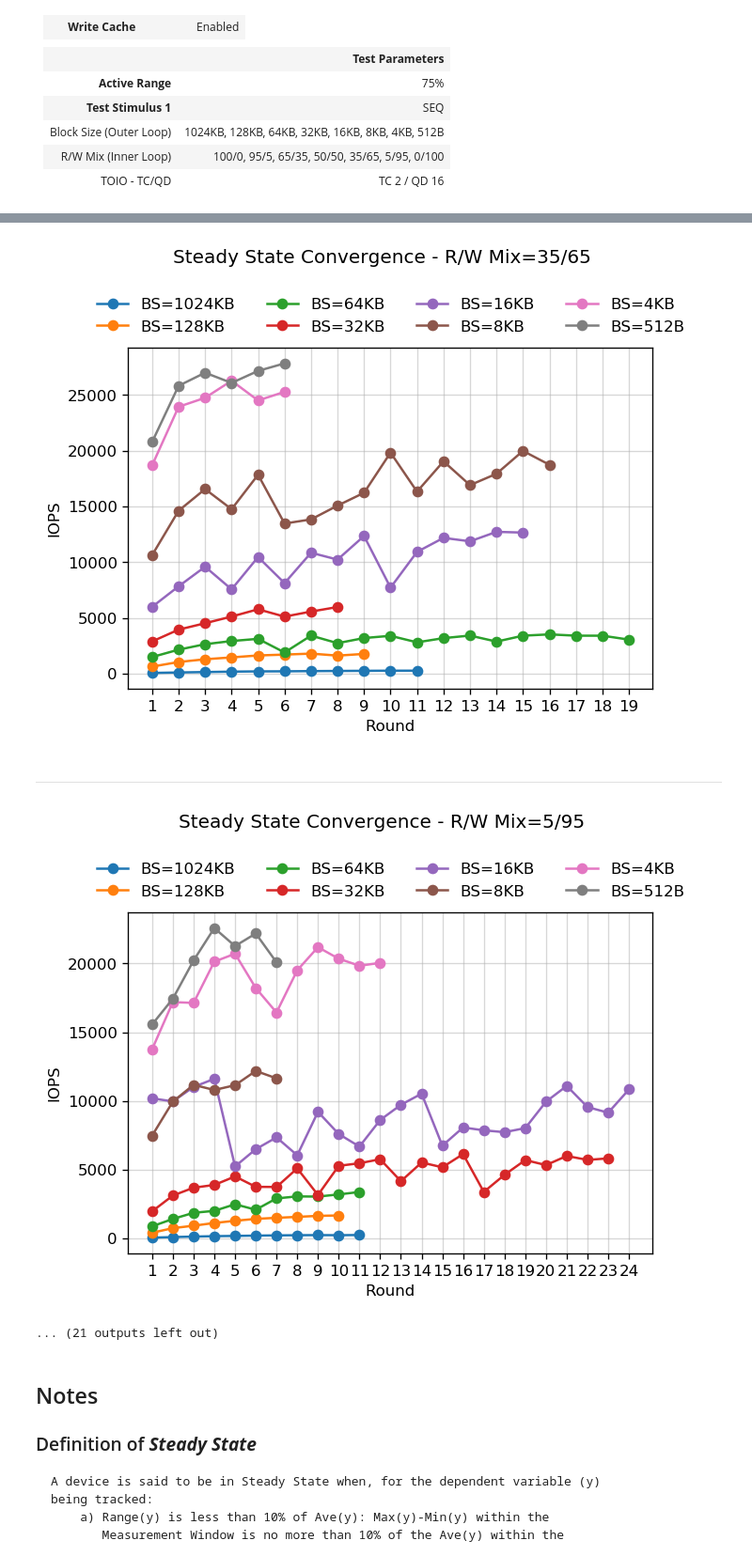
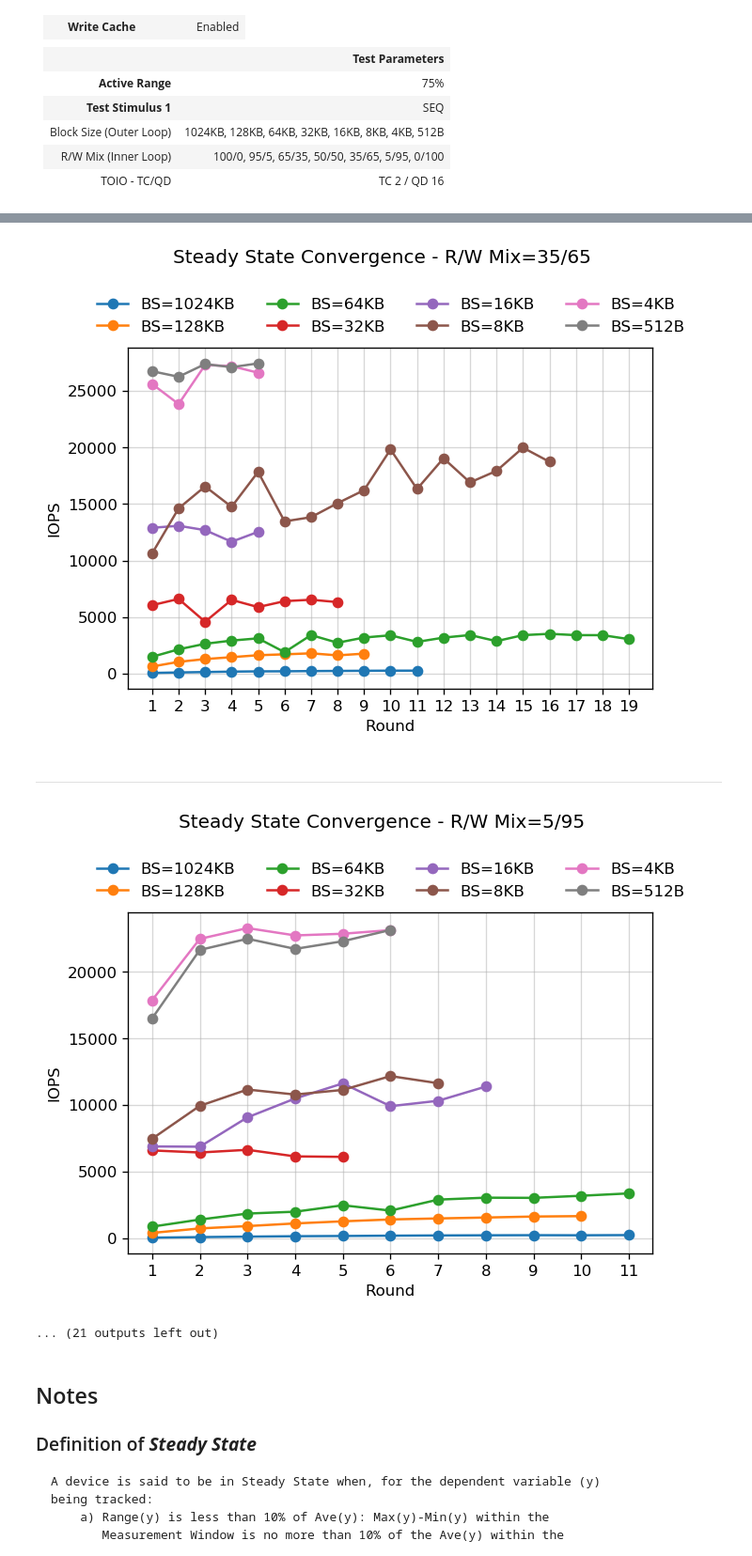
Before and after one commit to ljishen/SSSPT, a Jupyter notebook: analysis/notebooks/iops_test_rockpro64.ipynb, the cells around one changed output, grey strips where cells are left out. Shown: that part at 94% size. Drawn from its saved outputs; the diff is of its cells as text; code cells hidden in the pictures.

Commit message:
Update IOPS notebooks for RockPro64 after profiles updated

```diff
--- a/analysis/notebooks/iops_test_rockpro64.ipynb
+++ b/analysis/notebooks/iops_test_rockpro64.ipynb
@@ -62,7 +62,7 @@
 # %%
 %run 'common/plot_iops.py'
 
-profiles_dirname = 'rockpro64/iops'
+profiles_dirname = 'rockpro64/iops/1'
 
 plot_ss_convergence(profiles_dirname)
 plot_ss_measurement_window(profiles_dirname)
@@ -81,7 +81,7 @@ plot_measurement_window_3d(profiles_dirname)
 ---
-[figure, old version]
+[figure, new version]
 ---
-[figure, old version]
+[figure, new version]
 ... (21 outputs left out)
 # %% [markdown]
 ## Notes
```
Also changed, not shown: parts of 1 cell of this notebook, 1 other file.
